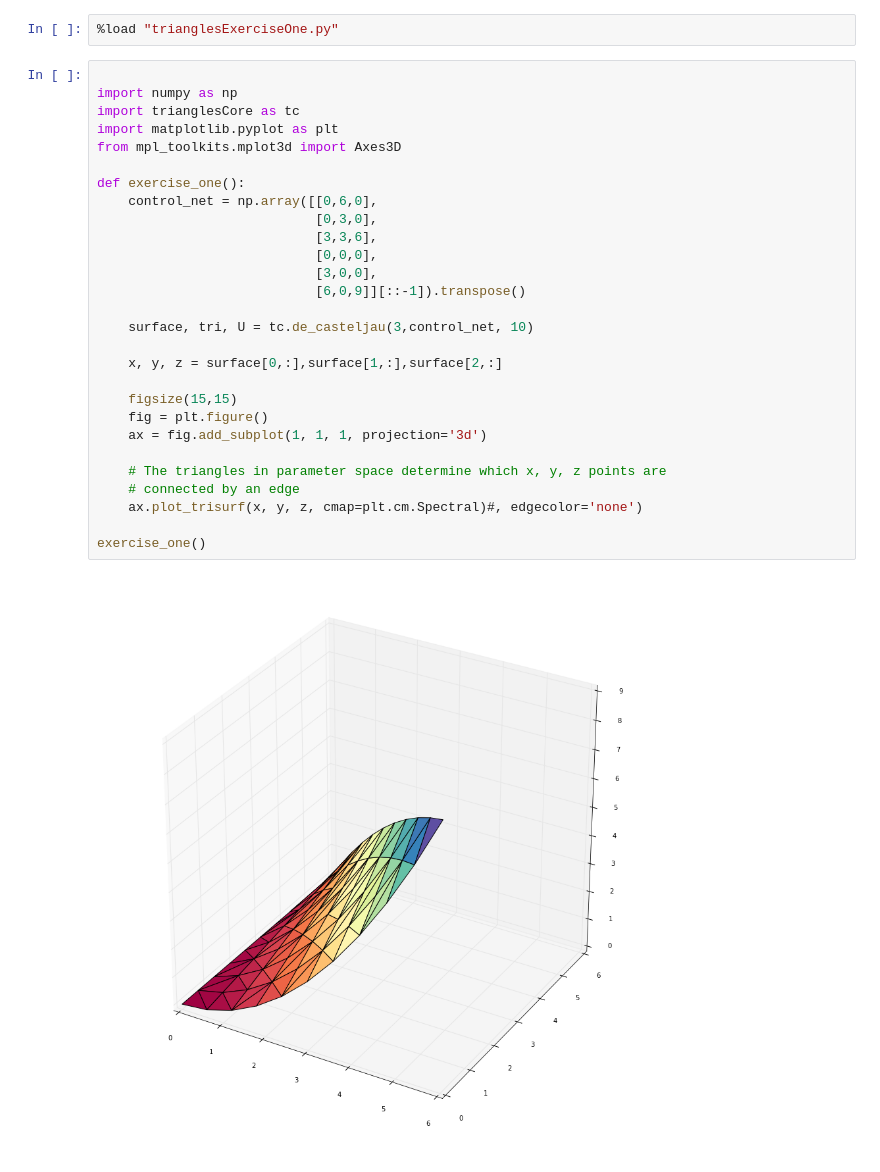
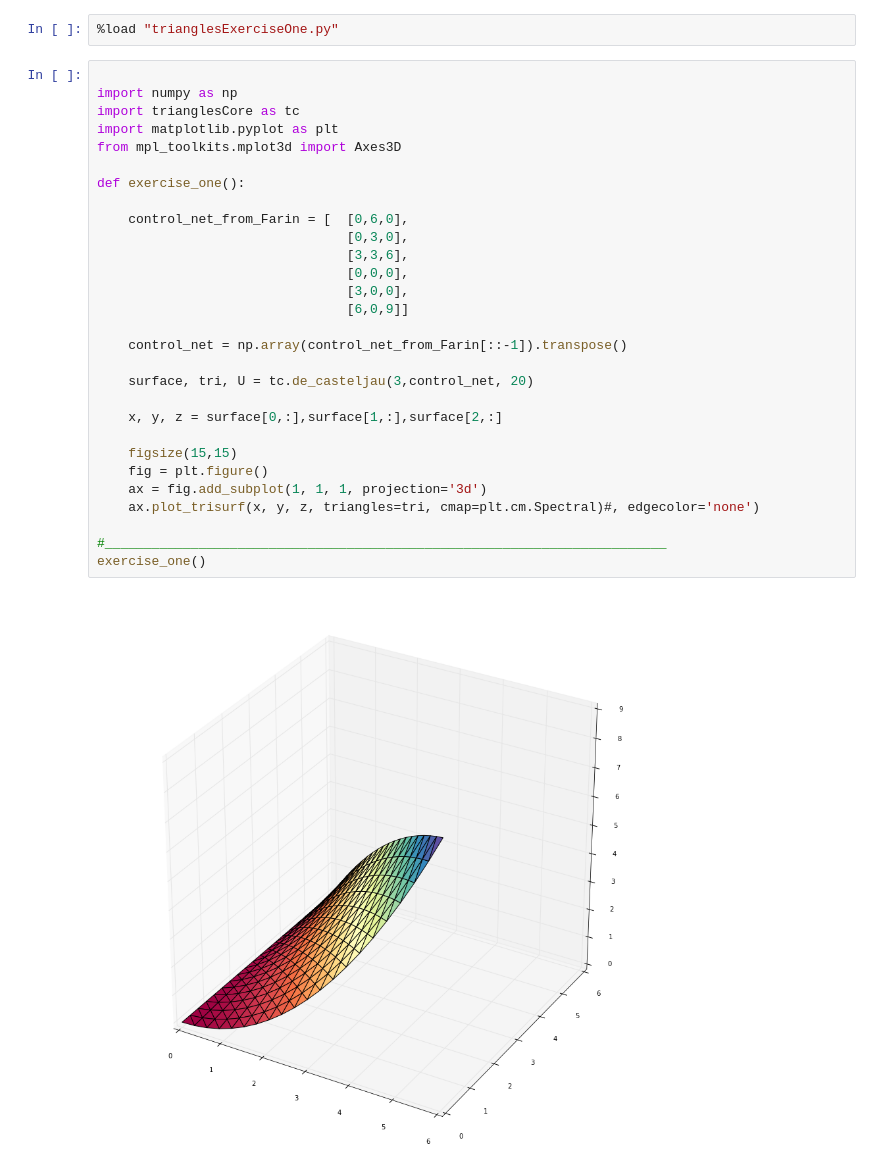
Before and after one commit to massimo-nocentini/cagd, a Jupyter notebook: surfaces/Triangular Bezier Patches.ipynb, the cells around one changed output. Cells and saved outputs as stored; diff of their text form.

Commit message:
Seems to be fixed the computed triangles set. To review with Prof. Sestini.

```diff
--- a/surfaces/Triangular Bezier Patches.ipynb
+++ b/surfaces/Triangular Bezier Patches.ipynb
@@ -116,33 +115,34 @@ def de_casteljau(order, control_net, ntab, V=None):
 # %%
 
 import numpy as np
 import trianglesCore as tc
 import matplotlib.pyplot as plt
 from mpl_toolkits.mplot3d import Axes3D
 
 def exercise_one():
-    control_net = np.array([[0,6,0],
-                            [0,3,0],
-                            [3,3,6],
-                            [0,0,0],
-                            [3,0,0],
-                            [6,0,9]][::-1]).transpose()
 
-    surface, tri, U = tc.de_casteljau(3,control_net, 10)
+    control_net_from_Farin = [  [0,6,0],
+                                [0,3,0],
+                                [3,3,6],
+                                [0,0,0],
+                                [3,0,0],
+                                [6,0,9]]
+
+    control_net = np.array(control_net_from_Farin[::-1]).transpose()
+
+    surface, tri, U = tc.de_casteljau(3,control_net, 20)
 
     x, y, z = surface[0,:],surface[1,:],surface[2,:]
 
     figsize(15,15)
     fig = plt.figure()
     ax = fig.add_subplot(1, 1, 1, projection='3d')
+    ax.plot_trisurf(x, y, z, triangles=tri, cmap=plt.cm.Spectral)#, edgecolor='none')
 
-    # The triangles in parameter space determine which x, y, z points are
-    # connected by an edge
-    ax.plot_trisurf(x, y, z, cmap=plt.cm.Spectral)#, edgecolor='none')
-
+#________________________________________________________________________
 exercise_one()
 # %% [output]
-[figure, old version]
+[figure, new version]
 # %%
 import numpy as np
 import matplotlib.pyplot as plt
```
Also changed, not shown: parts of 2 cells of this notebook, 2 other files.
